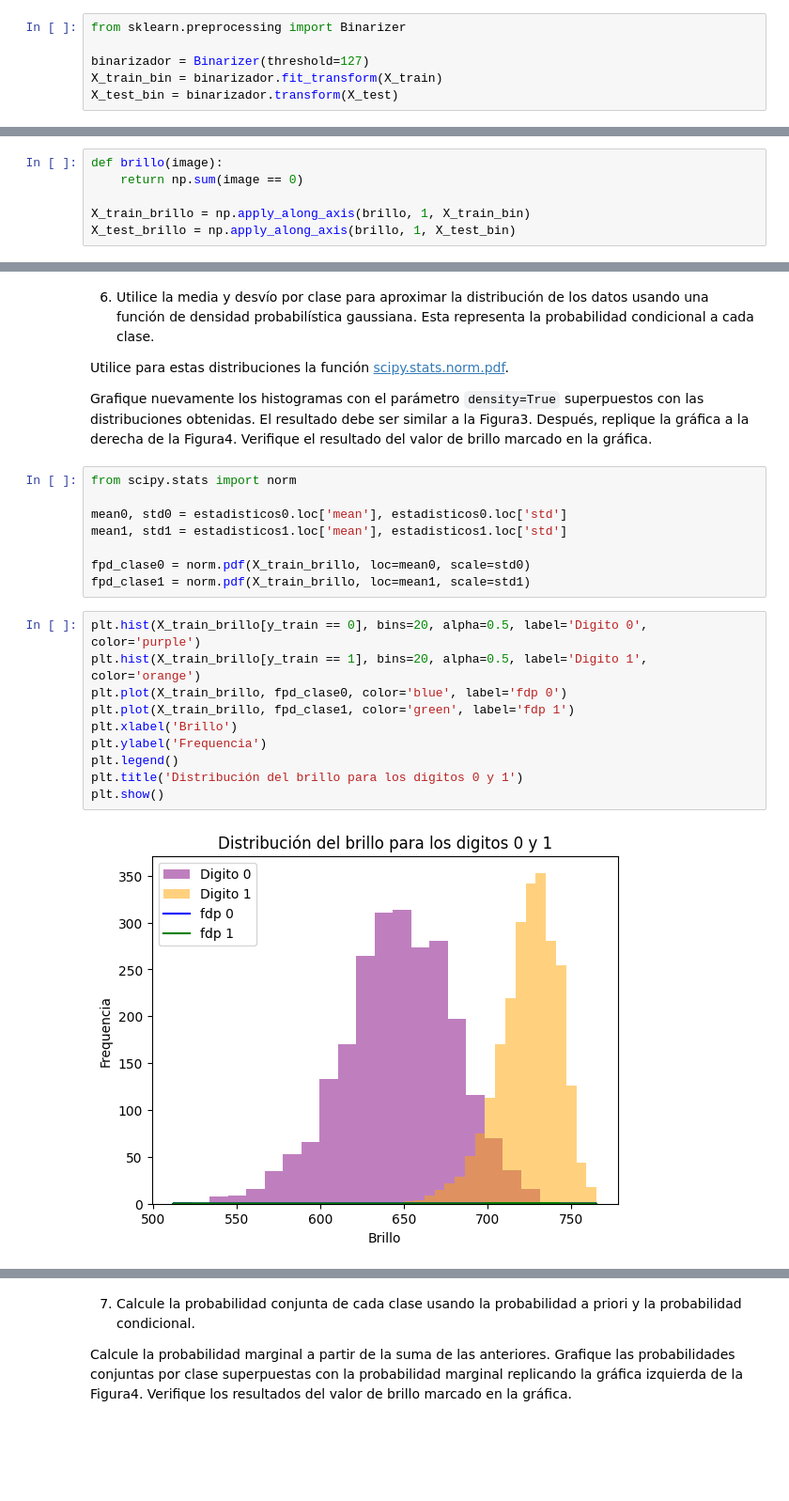
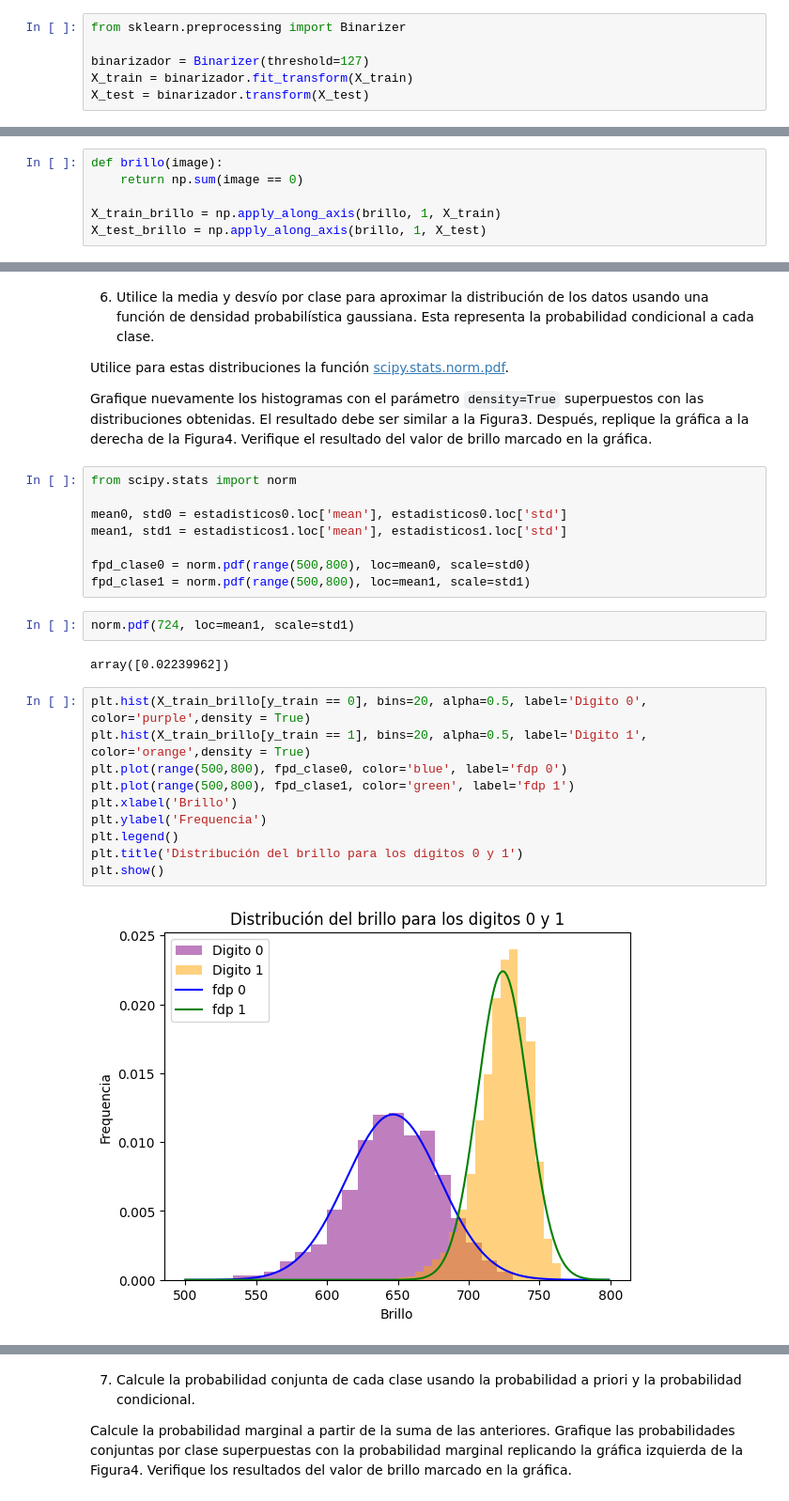
Before and after one commit to DinoMondino/IA, a Jupyter notebook: _5_Bayes-AD/NaiveBayes.ipynb, the cells around one changed output, grey strips where cells are left out. Shown at 94% size. Saved outputs shown, nothing was run; the diff lists cells and outputs as text; blank space fills up the shorter version.

```diff
--- a/_5_Bayes-AD/NaiveBayes.ipynb
+++ b/_5_Bayes-AD/NaiveBayes.ipynb
@@ -158,8 +150,8 @@ X_train, X_test, y_train, y_test = train_test_split(X, y, test_size=0.2, random_
 from sklearn.preprocessing import Binarizer
 
 binarizador = Binarizer(threshold=127)
-X_train_bin = binarizador.fit_transform(X_train)
-X_test_bin = binarizador.transform(X_test)
+X_train = binarizador.fit_transform(X_train)
+X_test = binarizador.transform(X_test)
 # %% [markdown]
 3. Visualice los 15 primeros dígitos del conjunto de entrenamiento. Puede utilizar la función [imshow](https://matplotlib.org/stable/api/_as_gen/matplotlib.pyplot.imshow.html) de matplotlib con el parámetro `cmap='binary'`
 # %%
@@ -179,8 +171,8 @@ Grafique la distribución del brillo global para cada clase (dígito 0 y dígito
 def brillo(image):
     return np.sum(image == 0)
 
-X_train_brillo = np.apply_along_axis(brillo, 1, X_train_bin)
-X_test_brillo = np.apply_along_axis(brillo, 1, X_test_bin)
+X_train_brillo = np.apply_along_axis(brillo, 1, X_train)
+X_test_brillo = np.apply_along_axis(brillo, 1, X_test)
 # %%
 plt.hist(X_train_brillo[y_train == 0], bins=20, alpha=0.5, label='Digito 0', color='purple')
 plt.hist(X_train_brillo[y_train == 1], bins=20, alpha=0.5, label='Digito 1', color='orange')
@@ -225,17 +218,21 @@ from scipy.stats import norm
 mean0, std0 = estadisticos0.loc['mean'], estadisticos0.loc['std']
 mean1, std1 = estadisticos1.loc['mean'], estadisticos1.loc['std']
 
-fpd_clase0 = norm.pdf(X_train_brillo, loc=mean0, scale=std0)
-fpd_clase1 = norm.pdf(X_train_brillo, loc=mean1, scale=std1)
+fpd_clase0 = norm.pdf(range(500,800), loc=mean0, scale=std0)
+fpd_clase1 = norm.pdf(range(500,800), loc=mean1, scale=std1)
+# %%
+norm.pdf(724, loc=mean1, scale=std1)
+# %% [output]
+array([0.02239962])
 # %%
-plt.hist(X_train_brillo[y_train == 0], bins=20, alpha=0.5, label='Digito 0', color='purple')
-plt.hist(X_train_brillo[y_train == 1], bins=20, alpha=0.5, label='Digito 1', color='orange')
-plt.plot(X_train_brillo, fpd_clase0, color='blue', label='fdp 0')
-plt.plot(X_train_brillo, fpd_clase1, color='green', label='fdp 1')
+plt.hist(X_train_brillo[y_train == 0], bins=20, alpha=0.5, label='Digito 0', color='purple',density = True)
+plt.hist(X_train_brillo[y_train == 1], bins=20, alpha=0.5, label='Digito 1', color='orange',density = True)
+plt.plot(range(500,800), fpd_clase0, color='blue', label='fdp 0')
+plt.plot(range(500,800), fpd_clase1, color='green', label='fdp 1')
 plt.xlabel('Brillo')
 plt.ylabel('Frequencia')
 plt.legend()
 plt.title('Distribución del brillo para los digitos 0 y 1')
 plt.show()
 # %% [output]
-[figure, old version]
+[figure, new version]
```
Also changed, not shown: parts of 11 cells of this notebook, 1 other file.
